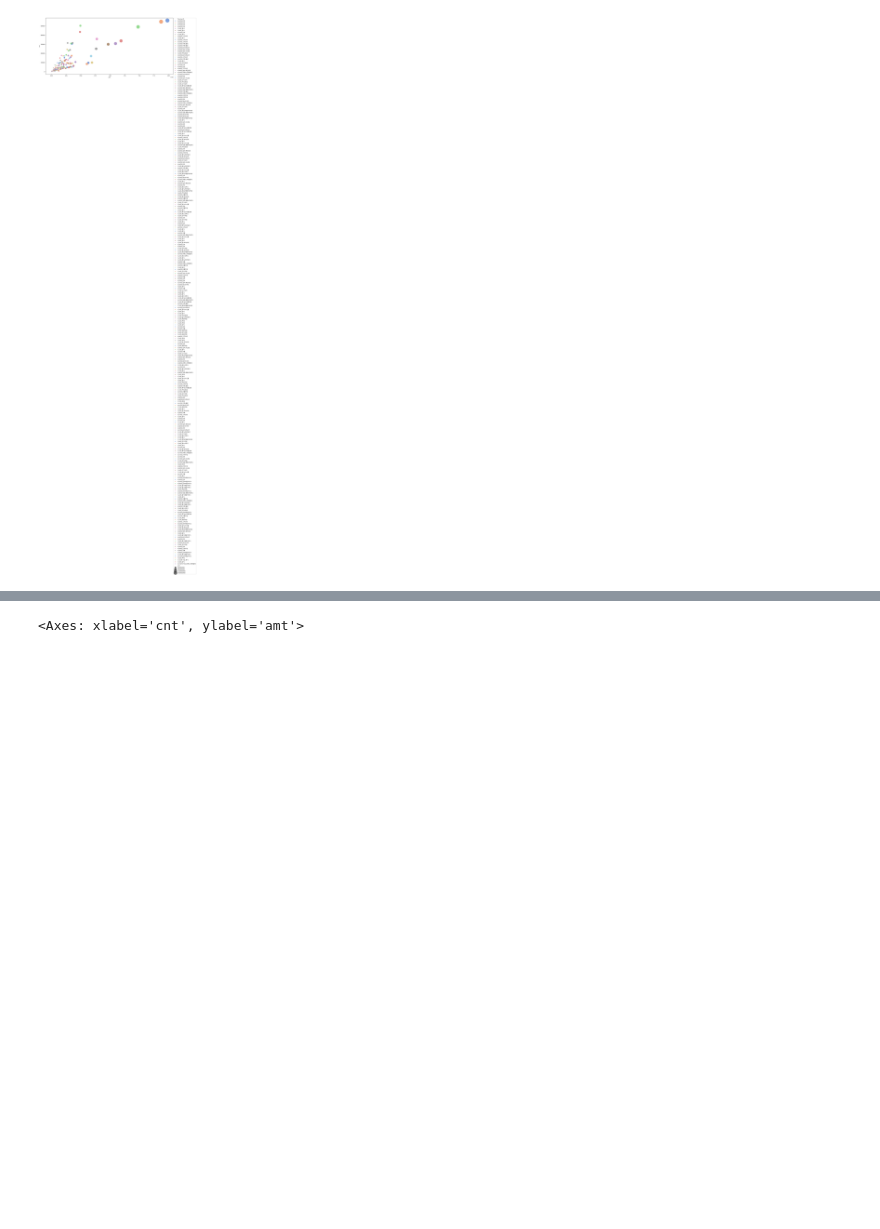
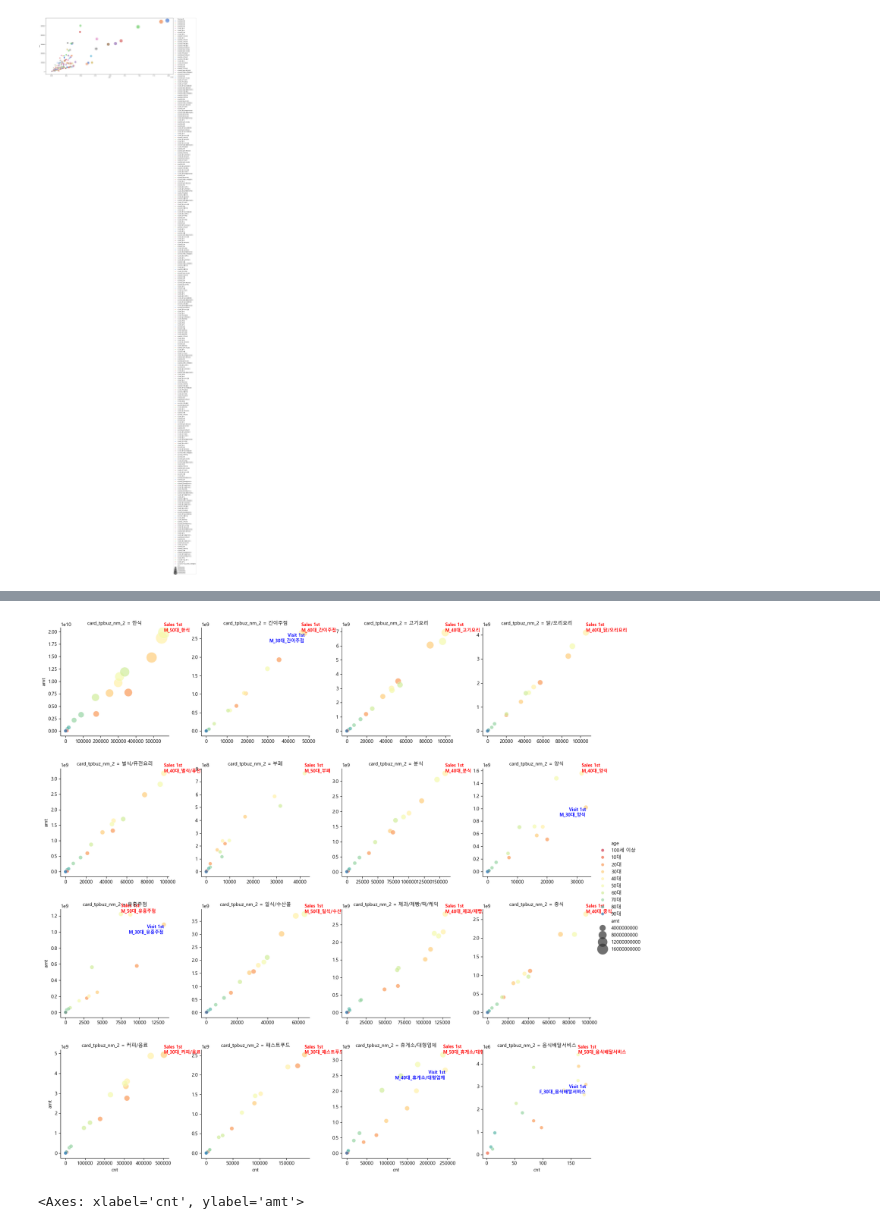
Before and after one commit to Jinwo0o-develop/Data_Analysis_Archive, a Jupyter notebook: 02_src/05_Cohort_Analysis/Cohort_Analysis.ipynb, the cells around one changed output, grey strips where cells are left out. Saved outputs shown, nothing was run; the diff lists cells and outputs as text; code cells hidden in the pictures; blank space fills up the shorter version.

```diff
--- a/02_src/05_Cohort_Analysis/Cohort_Analysis.ipynb
+++ b/02_src/05_Cohort_Analysis/Cohort_Analysis.ipynb
@@ -250,3 +266,28 @@ sns.relplot(data=multi_df,x='cnt',y='amt',col='card_tpbuz_nm_2',hue='age',size='
+# %%
+#소형 다중 차트
+multi_df = food_df.groupby(by=['sex','age','card_tpbuz_nm_2', 'Persona_ID'], as_index=False)[['amt','cnt']].sum()
+
+g = sns.relplot(data=multi_df, x='cnt' ,y='amt', col='card_tpbuz_nm_2', hue='age',
+            size='amt', sizes=(50,600), alpha=0.7, facet_kws={'sharey':False, 'sharex':False}, palette='Spectral',
+            kind='scatter', col_wrap=4, height=4, aspect=1)
+
+g.fig.subplots_adjust(wspace=0.2, hspace=0.3)
+
+#시각화가 안좋으니 얘한테서는 최대값인 라벨만 가져오기
+for name, ax in g.axes_dict.items():
+    name_contain = multi_df[multi_df['card_tpbuz_nm_2'] == f"{name}"]
+
+    if not name_contain.empty:
+          amt_max_index = name_contain['amt'].idxmax()
+          amt_max = multi_df.loc[amt_max_index]
+          #amt 최고봉
+          ax.text(x=cnt_max, y=amt_max, s=amt_max['Persona_ID'], color='red', ha='center', va='center')
+
+    if amt_max_index != cnt_max_index:
+
+         ax.text(x=cnt_max,y=amt_max,s=cnt_max['Persona_ID'], color='blue', ha='center', va='center')
+# %% [output]
+[figure, added]
 # %%
 ## 버블차트 다시 제작(새로 파싱)
 bubble_df = food_df.groupby(by=['sex','age','card_tpbuz_nm_2'], as_index=False)[['amt','cnt']].sum()
```
Also changed, not shown: parts of 2 cells of this notebook, 3 other files.
